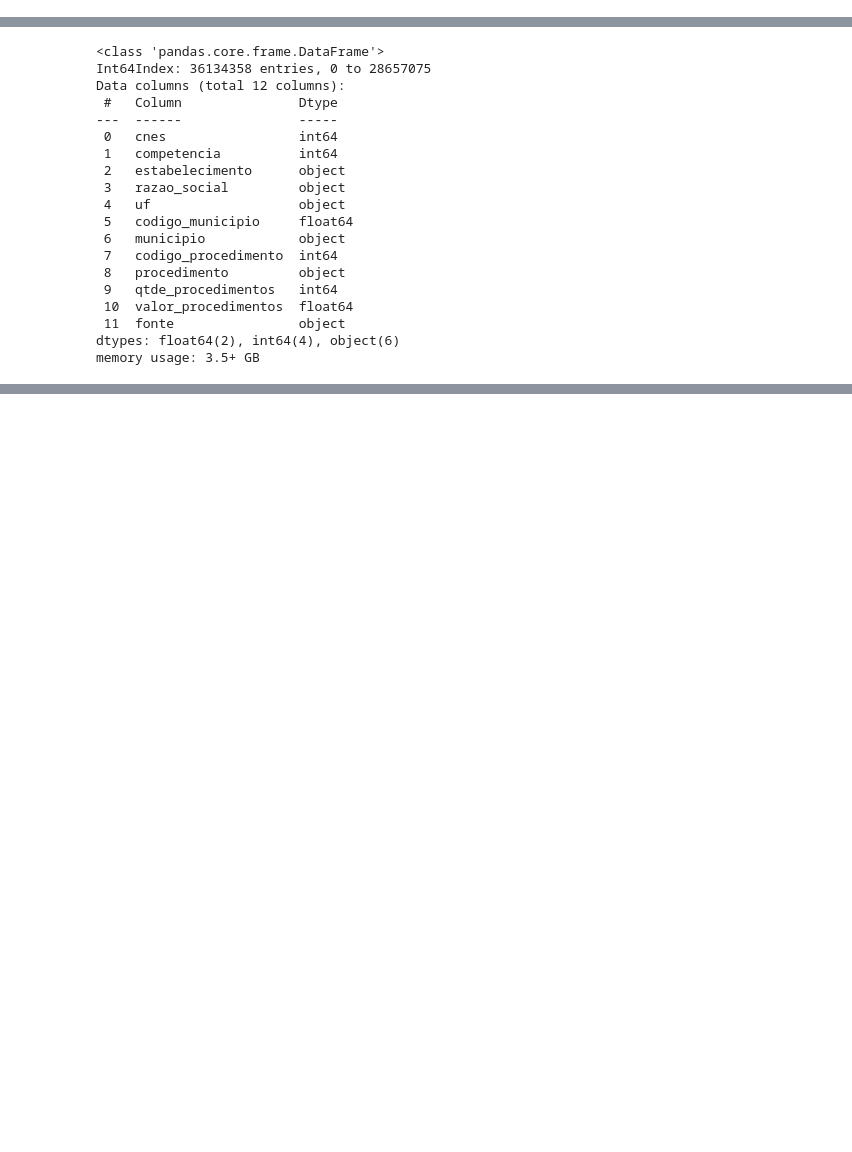
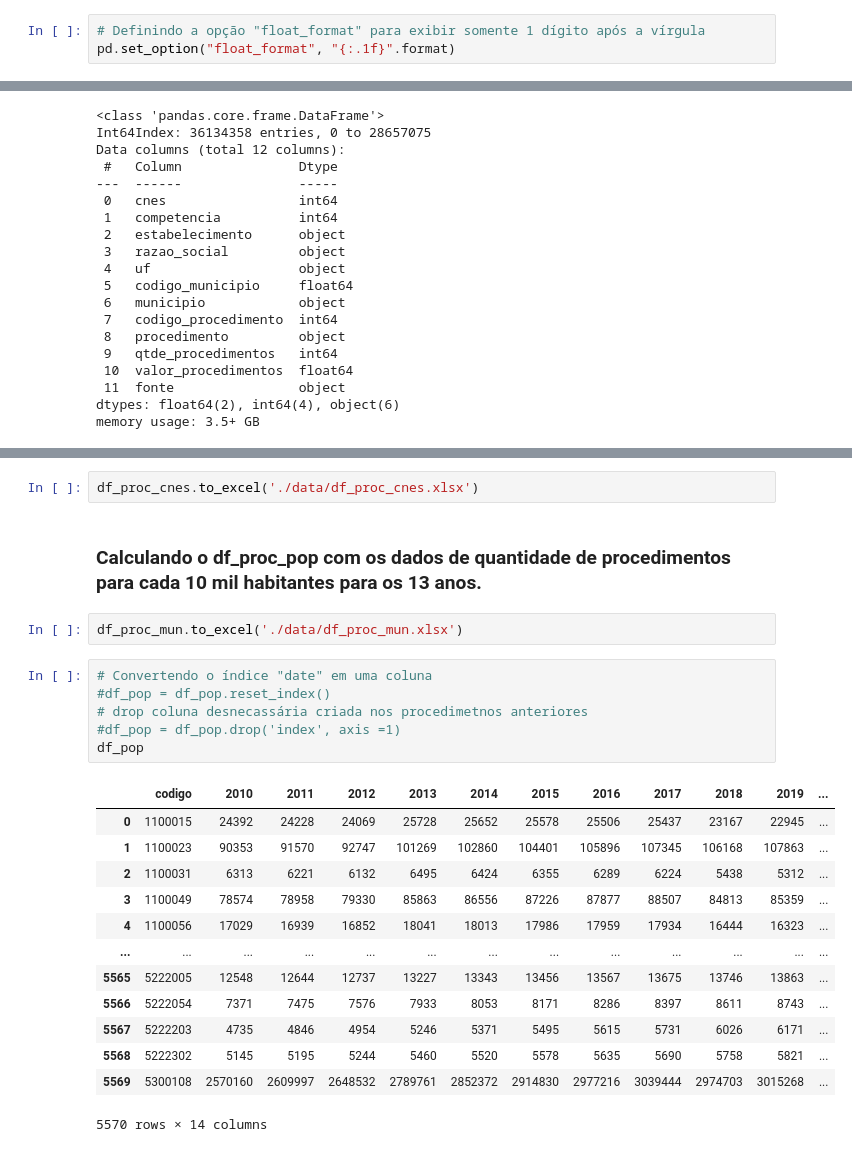
Before and after one commit to TFM-NUCLIO/iris_ai, a Jupyter notebook: tratamento_bd.ipynb, the cells around one changed output, grey strips where cells are left out. Drawn from its saved outputs; the diff is of its cells as text; blank space fills up the shorter version.

Commit message:
db quantidade e desvios nmediana

```diff
--- a/tratamento_bd.ipynb
+++ b/tratamento_bd.ipynb
@@ -172,6 +172,9 @@ df_sih
 # %%
 df_sia['fonte'] = 'sia'
 df_sih['fonte'] = 'sih'
+# %%
+# Definindo a opção "float_format" para exibir somente 1 dígito após a vírgula
+pd.set_option("float_format", "{:.1f}".format)
 # %%
 df_sia.info()
 # %% [output]
@@ -287,0 +546,26 @@ df_qtde_proc_mun.isna().sum().mean()
+# %%
+df_proc_cnes.to_excel('./data/df_proc_cnes.xlsx')
+# %% [markdown]
+### Calculando o df_proc_pop com os dados de quantidade de procedimentos para cada 10 mil habitantes para os 13 anos.
+# %%
+df_proc_mun.to_excel('./data/df_proc_mun.xlsx')
+# %%
+# Convertendo o índice "date" em uma coluna
+#df_pop = df_pop.reset_index()
+# drop coluna desnecassária criada nos procedimetnos anteriores
+#df_pop = df_pop.drop('index', axis =1)
+df_pop
+# %% [output]
+|  | codigo | 2010 | 2011 | 2012 | 2013 | 2014 | 2015 | 2016 | 2017 | 2018 | 2019 | ... |
+| 0 | 1100015 | 24392 | 24228 | 24069 | 25728 | 25652 | 25578 | 25506 | 25437 | 23167 | 22945 | ... |
+| 1 | 1100023 | 90353 | 91570 | 92747 | 101269 | 102860 | 104401 | 105896 | 107345 | 106168 | 107863 | ... |
+| 2 | 1100031 | 6313 | 6221 | 6132 | 6495 | 6424 | 6355 | 6289 | 6224 | 5438 | 5312 | ... |
+| 3 | 1100049 | 78574 | 78958 | 79330 | 85863 | 86556 | 87226 | 87877 | 88507 | 84813 | 85359 | ... |
+| 4 | 1100056 | 17029 | 16939 | 16852 | 18041 | 18013 | 17986 | 17959 | 17934 | 16444 | 16323 | ... |
+| ... | ... | ... | ... | ... | ... | ... | ... | ... | ... | ... | ... | ... |
+| 5565 | 5222005 | 12548 | 12644 | 12737 | 13227 | 13343 | 13456 | 13567 | 13675 | 13746 | 13863 | ... |
+| 5566 | 5222054 | 7371 | 7475 | 7576 | 7933 | 8053 | 8171 | 8286 | 8397 | 8611 | 8743 | ... |
+| 5567 | 5222203 | 4735 | 4846 | 4954 | 5246 | 5371 | 5495 | 5615 | 5731 | 6026 | 6171 | ... |
+| 5568 | 5222302 | 5145 | 5195 | 5244 | 5460 | 5520 | 5578 | 5635 | 5690 | 5758 | 5821 | ... |
+| 5569 | 5300108 | 2570160 | 2609997 | 2648532 | 2789761 | 2852372 | 2914830 | 2977216 | 3039444 | 2974703 | 3015268 | ... |
+5570 rows × 14 columns
```
Also changed, not shown: parts of 34 cells of this notebook.
